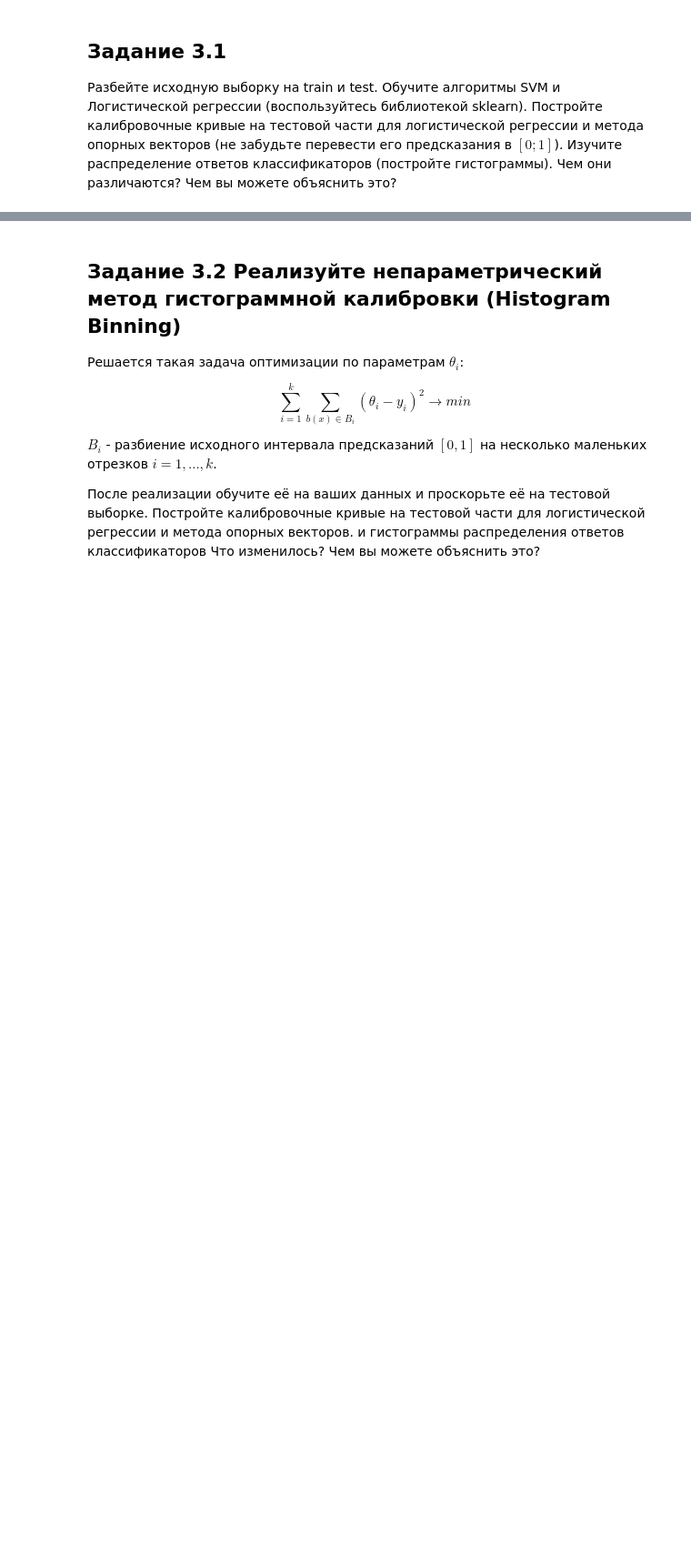
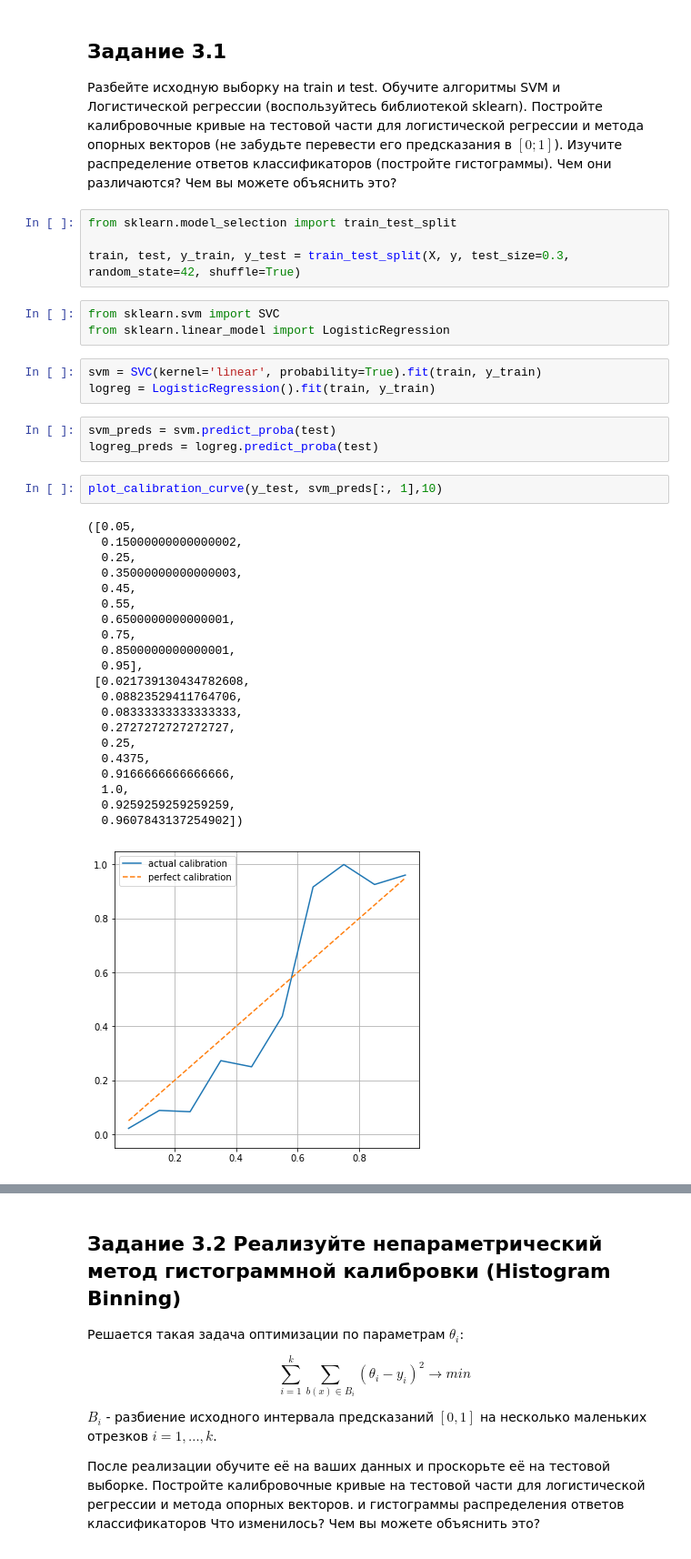
Before and after one commit to daniildiveev/ml-course-shad, a Jupyter notebook: 3rd_homework/svm homework.ipynb, the cells around one changed output, grey strips where cells are left out. Shown at 91% size. Cells and saved outputs as stored; diff of their text form; blank space fills up the shorter version.

```diff
--- a/3rd_homework/svm homework.ipynb
+++ b/3rd_homework/svm homework.ipynb
@@ -330,3 +359,40 @@ X, y = make_classification(
 ## Задание 3.1
 
 Разбейте исходную выборку на train и test. Обучите алгоритмы SVM и Логистической регрессии (воспользуйтесь библиотекой sklearn). Постройте калибровочные кривые на тестовой части для логистической регрессии и метода опорных векторов (не забудьте перевести его предсказания в $[0;1]$). Изучите распределение ответов классификаторов (постройте гистограммы). Чем они различаются? Чем вы можете объяснить это?
+# %%
+from sklearn.model_selection import train_test_split
+
+train, test, y_train, y_test = train_test_split(X, y, test_size=0.3, random_state=42, shuffle=True)
+# %%
+from sklearn.svm import SVC
+from sklearn.linear_model import LogisticRegression
+# %%
+svm = SVC(kernel='linear', probability=True).fit(train, y_train)
+logreg = LogisticRegression().fit(train, y_train)
+# %%
+svm_preds = svm.predict_proba(test)
+logreg_preds = logreg.predict_proba(test)
+# %%
+plot_calibration_curve(y_test, svm_preds[:, 1],10)
+# %% [output]
+([0.05,
+  0.15000000000000002,
+  0.25,
+  0.35000000000000003,
+  0.45,
+  0.55,
+  0.6500000000000001,
+  0.75,
+  0.8500000000000001,
+  0.95],
+ [0.021739130434782608,
+  0.08823529411764706,
+  0.08333333333333333,
+  0.2727272727272727,
+  0.25,
+  0.4375,
+  0.9166666666666666,
+  1.0,
+  0.9259259259259259,
+  0.9607843137254902])
+[figure, added]
```
Also changed, not shown: parts of 30 cells of this notebook.
